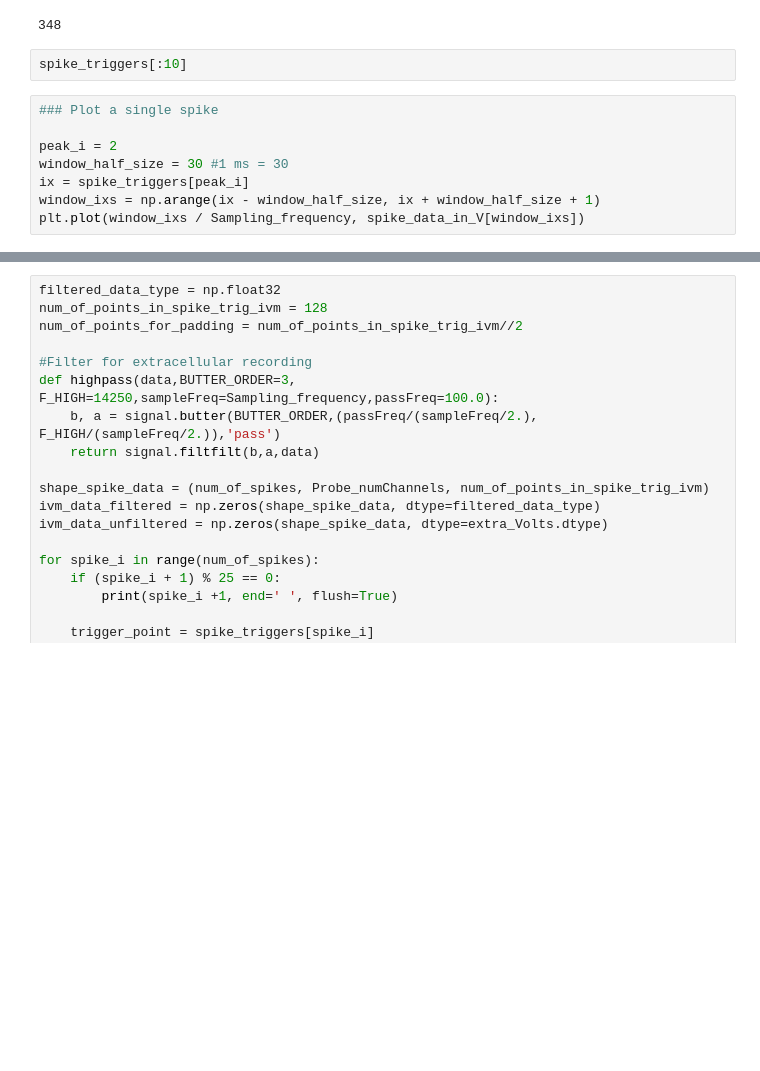
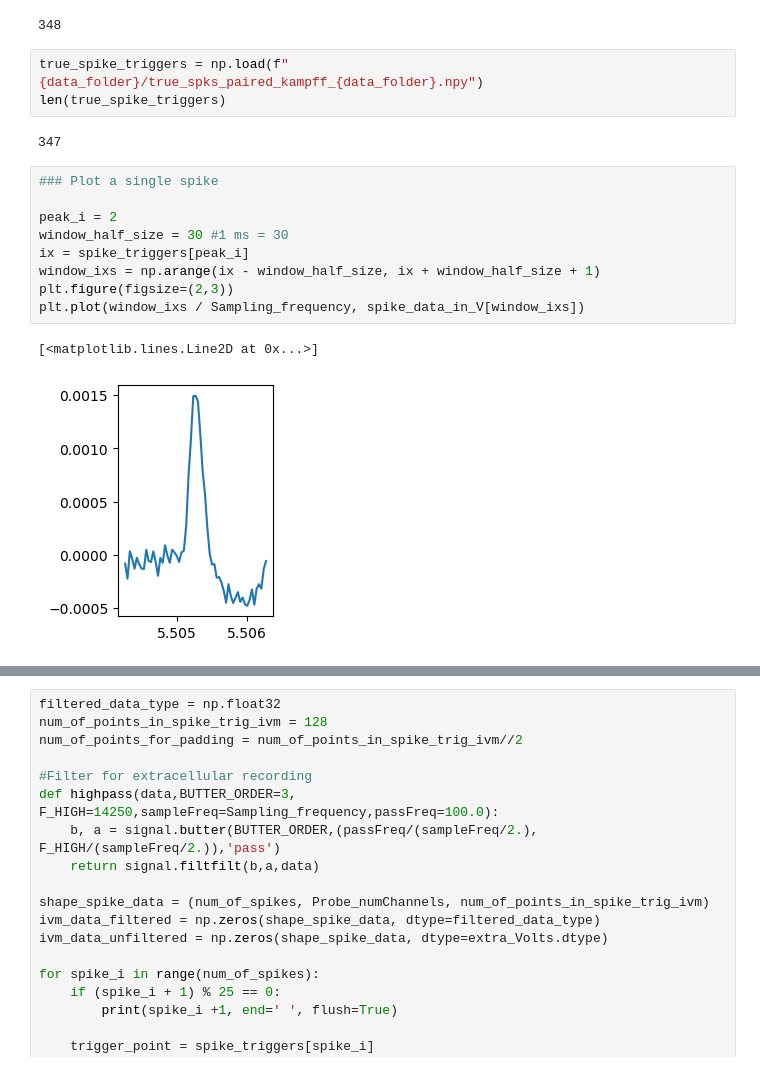
Before and after one commit to dyballa/TempoSort, a Jupyter notebook: data/2016_rat_cortex_Neto_et_al/Analysis-2014_11_25_Pair_3_0-juxta-vs-extra.ipynb, the cells around one changed output, grey strips where cells are left out. Saved outputs shown, nothing was run; the diff lists cells and outputs as text; blank space fills up the shorter version.

```diff
--- a/data/2016_rat_cortex_Neto_et_al/Analysis-2014_11_25_Pair_3_0-juxta-vs-extra.ipynb
+++ b/data/2016_rat_cortex_Neto_et_al/Analysis-2014_11_25_Pair_3_0-juxta-vs-extra.ipynb
@@ -100,16 +100,23 @@ num_of_spikes = len(spike_triggers)
 num_of_spikes
 # %% [output]
 348
-# %%
-spike_triggers[:10]
+# %%
+true_spike_triggers = np.load(f"{data_folder}/true_spks_paired_kampff_{data_folder}.npy")
+len(true_spike_triggers)
+# %% [output]
+347
 # %%
 ### Plot a single spike
 
 peak_i = 2
 window_half_size = 30 #1 ms = 30
 ix = spike_triggers[peak_i]
 window_ixs = np.arange(ix - window_half_size, ix + window_half_size + 1)
+plt.figure(figsize=(2,3))
 plt.plot(window_ixs / Sampling_frequency, spike_data_in_V[window_ixs])
+# %% [output]
+[<matplotlib.lines.Line2D at 0x...>]
+[figure, added]
 # %%
 ### Plot all spikes on top of each other
 
```
Also changed, not shown: parts of 19 cells of this notebook.
